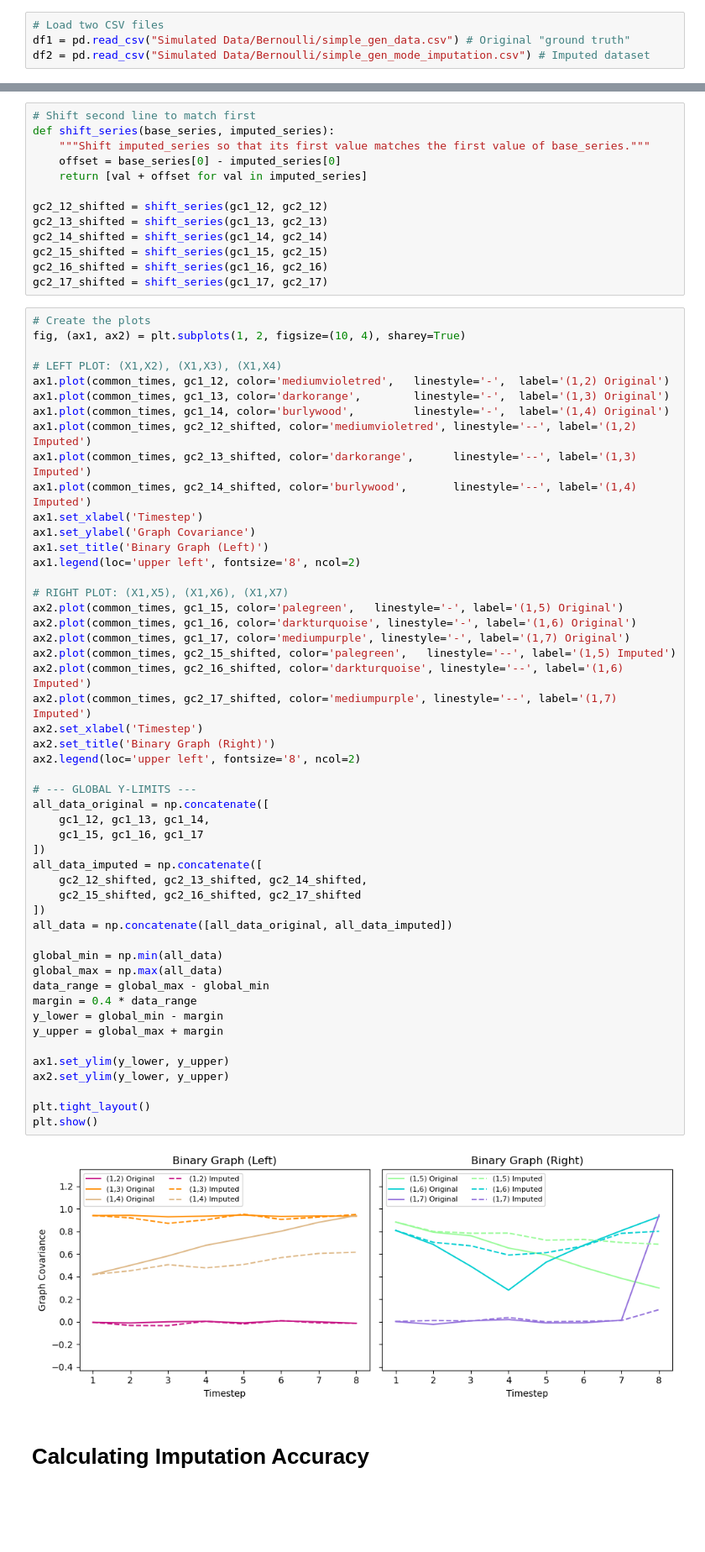
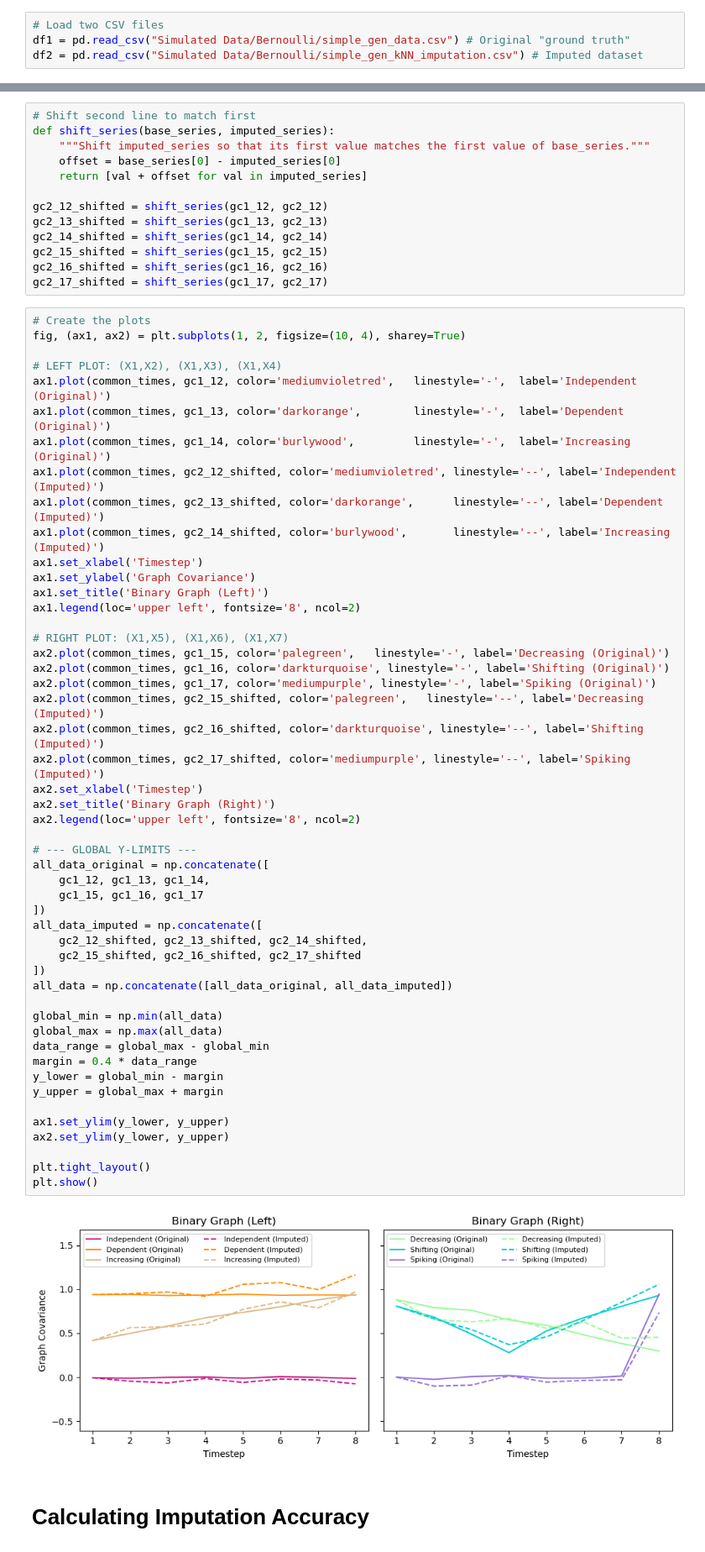
Before and after one commit to hugwuoke/anti-trafficking, a Jupyter notebook: key_plotting_analysis_OW.ipynb, the cells around one changed output, grey strips where cells are left out. Shown: that part at 84% size. Saved outputs shown, nothing was run; the diff lists cells and outputs as text; blank space fills up the shorter version.

```diff
--- a/key_plotting_analysis_OW.ipynb
+++ b/key_plotting_analysis_OW.ipynb
@@ -143,7 +143,7 @@ plt.show()
 # %%
 # Load two CSV files
 df1 = pd.read_csv("Simulated Data/Bernoulli/simple_gen_data.csv") # Original "ground truth"
-df2 = pd.read_csv("Simulated Data/Bernoulli/simple_gen_mode_imputation.csv") # Imputed dataset
+df2 = pd.read_csv("Simulated Data/Bernoulli/simple_gen_kNN_imputation.csv") # Imputed dataset
 # %%
 # Compute graph covariance for both datasets
 gc_matrices1 = compute_graph_covariance(df1, time_col="t")
@@ -186,53 +186,53 @@ gc2_17_shifted = shift_series(gc1_17, gc2_17)
 fig, (ax1, ax2) = plt.subplots(1, 2, figsize=(10, 4), sharey=True)
 
 # LEFT PLOT: (X1,X2), (X1,X3), (X1,X4)
-ax1.plot(common_times, gc1_12, color='mediumvioletred',   linestyle='-',  label='(1,2) Original')
-ax1.plot(common_times, gc1_13, color='darkorange',        linestyle='-',  label='(1,3) Original')
-ax1.plot(common_times, gc1_14, color='burlywood',         linestyle='-',  label='(1,4) Original')
-ax1.plot(common_times, gc2_12_shifted, color='mediumvioletred', linestyle='--', label='(1,2) Imputed')
-ax1.plot(common_times, gc2_13_shifted, color='darkorange',      linestyle='--', label='(1,3) Imputed')
-ax1.plot(common_times, gc2_14_shifted, color='burlywood',       linestyle='--', label='(1,4) Imputed')
+ax1.plot(common_times, gc1_12, color='mediumvioletred',   linestyle='-',  label='Independent (Original)')
+ax1.plot(common_times, gc1_13, color='darkorange',        linestyle='-',  label='Dependent (Original)')
+ax1.plot(common_times, gc1_14, color='burlywood',         linestyle='-',  label='Increasing (Original)')
+ax1.plot(common_times, gc2_12_shifted, color='mediumvioletred', linestyle='--', label='Independent (Imputed)')
+ax1.plot(common_times, gc2_13_shifted, color='darkorange',      linestyle='--', label='Dependent (Imputed)')
+ax1.plot(common_times, gc2_14_shifted, color='burlywood',       linestyle='--', label='Increasing (Imputed)')
 ax1.set_xlabel('Timestep')
 ax1.set_ylabel('Graph Covariance')
 ax1.set_title('Binary Graph (Left)')
 ax1.legend(loc='upper left', fontsize='8', ncol=2)
 
 # RIGHT PLOT: (X1,X5), (X1,X6), (X1,X7)
-ax2.plot(common_times, gc1_15, color='palegreen',   linestyle='-', label='(1,5) Original')
-ax2.plot(common_times, gc1_16, color='darkturquoise', linestyle='-', label='(1,6) Original')
-ax2.plot(common_times, gc1_17, color='mediumpurple', linestyle='-', label='(1,7) Original')
-ax2.plot(common_times, gc2_15_shifted, color='palegreen',   linestyle='--', label='(1,5) Imputed')
-ax2.plot(common_times, gc2_16_shifted, color='darkturquoise', linestyle='--', label='(1,6) Imputed')
-ax2.plot(common_times, gc2_17_shifted, color='mediumpurple', linestyle='--', label='(1,7) Imputed')
+ax2.plot(common_times, gc1_15, color='palegreen',   linestyle='-', label='Decreasing (Original)')
+ax2.plot(common_times, gc1_16, color='darkturquoise', linestyle='-', label='Shifting (Original)')
+ax2.plot(common_times, gc1_17, color='mediumpurple', linestyle='-', label='Spiking (Original)')
+ax2.plot(common_times, gc2_15_shifted, color='palegreen',   linestyle='--', label='Decreasing (Imputed)')
+ax2.plot(common_times, gc2_16_shifted, color='darkturquoise', linestyle='--', label='Shifting (Imputed)')
+ax2.plot(common_times, gc2_17_shifted, color='mediumpurple', linestyle='--', label='Spiking (Imputed)')
 ax2.set_xlabel('Timestep')
 ax2.set_title('Binary Graph (Right)')
 ax2.legend(loc='upper left', fontsize='8', ncol=2)
 
 # --- GLOBAL Y-LIMITS ---
 all_data_original = np.concatenate([
     gc1_12, gc1_13, gc1_14,
     gc1_15, gc1_16, gc1_17
 ])
 all_data_imputed = np.concatenate([
     gc2_12_shifted, gc2_13_shifted, gc2_14_shifted,
     gc2_15_shifted, gc2_16_shifted, gc2_17_shifted
 ])
 all_data = np.concatenate([all_data_original, all_data_imputed])
 
 global_min = np.min(all_data)
 global_max = np.max(all_data)
 data_range = global_max - global_min
 margin = 0.4 * data_range
 y_lower = global_min - margin
 y_upper = global_max + margin
 
 ax1.set_ylim(y_lower, y_upper)
 ax2.set_ylim(y_lower, y_upper)
 
 plt.tight_layout()
 plt.show()
 # %% [output]
-[figure, old version]
+[figure, new version]
 # %% [markdown]
 # Calculating Imputation Accuracy
 # %%
```
Also changed, not shown: parts of 4 cells of this notebook, 2 other files.
